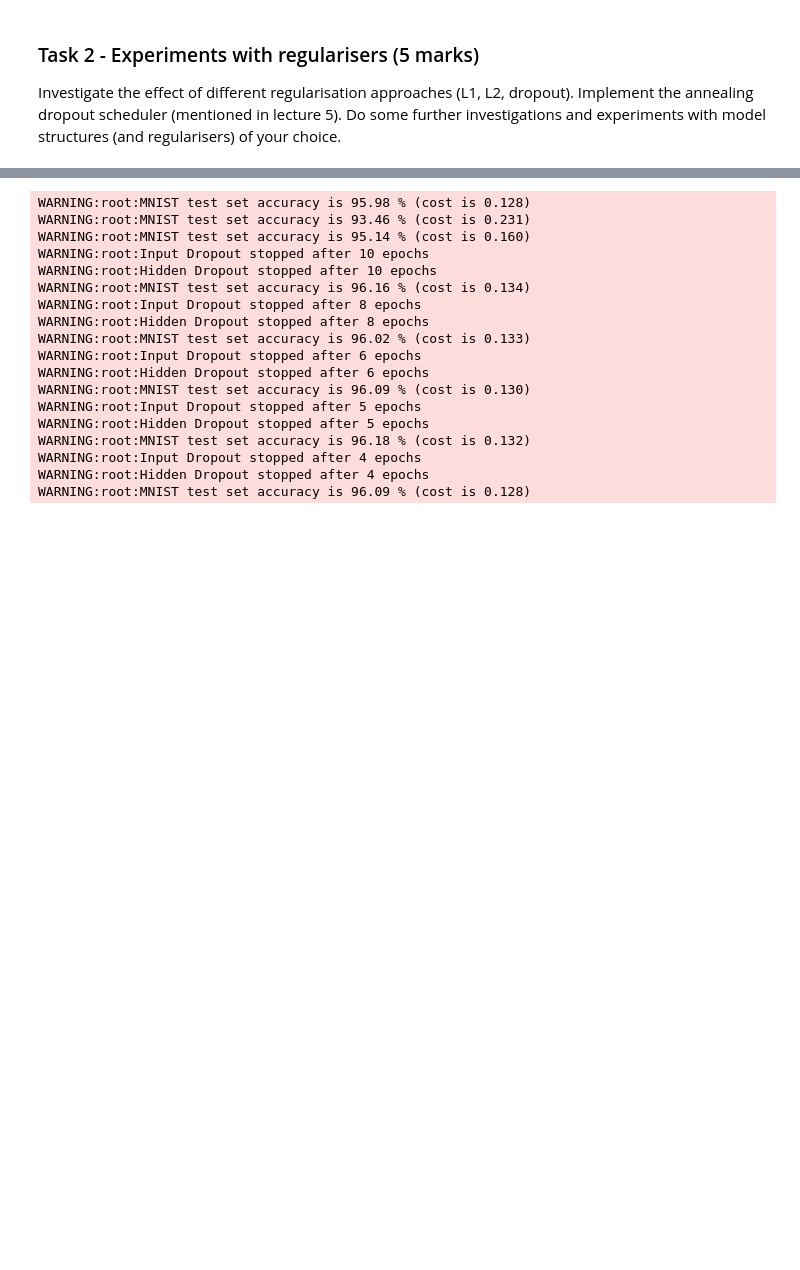
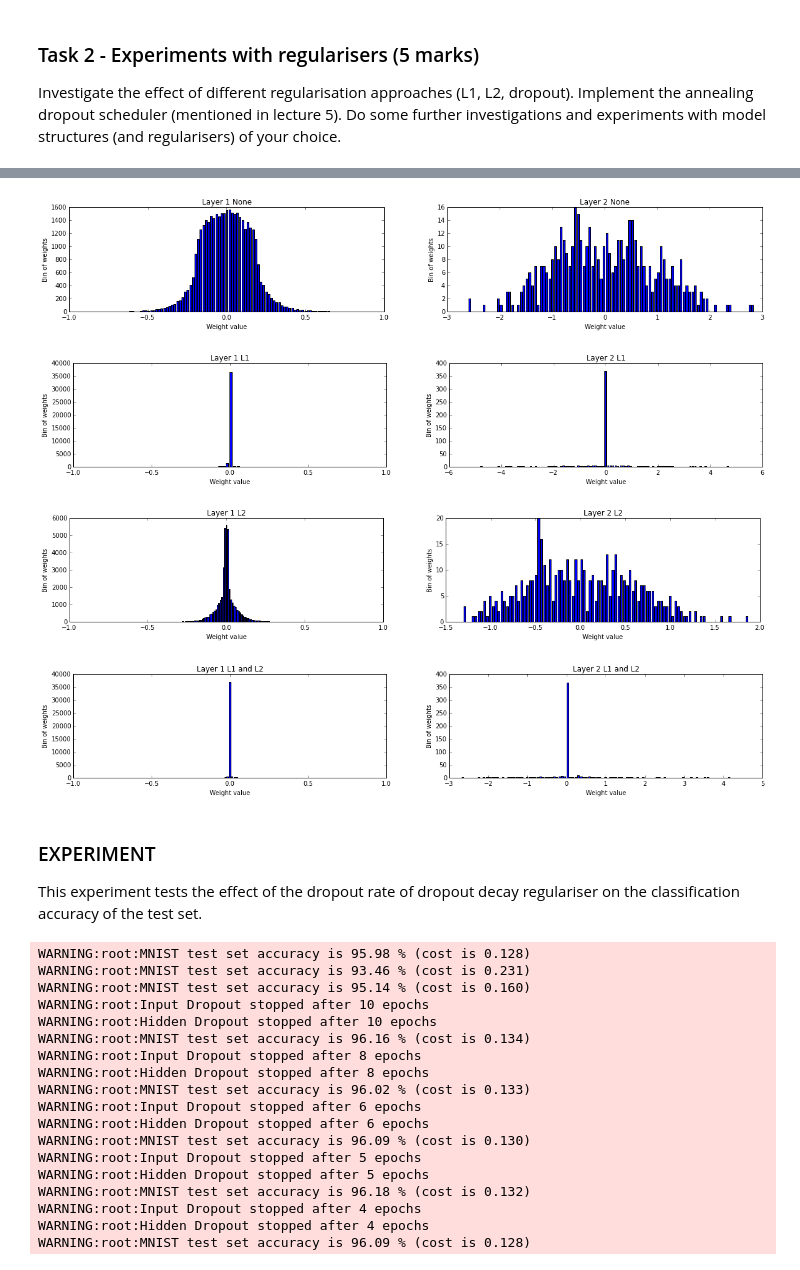
Before and after one commit to SamDavies/Convolutional-Neural-Network, a Jupyter notebook: 07_MLP_Coursework2.ipynb, the cells around one changed output, grey strips where cells are left out. Saved outputs shown, nothing was run; the diff lists cells and outputs as text; code cells hidden in the pictures; blank space fills up the shorter version.

```diff
--- a/07_MLP_Coursework2.ipynb
+++ b/07_MLP_Coursework2.ipynb
@@ -326,12 +325,13 @@ num_layers = 0
 # make a list of the regularisers
 l1_l2_weights = [
     (0.0, 0.0, "None"),
-    (0.001, 0.0, "L1"),
-    (0.0, 0.001, "L2"),
-    (0.001, 0.001, "L1 and L2")
+    (0.1, 0.0, "L1"),
+    (0.0, 0.1, "L2"),
+    (0.1, 0.1, "L1 and L2")
 ]
 
 results = Result("L1 and L2 Regularisation")
+weights = []
 
 for l1_weight, l2_weight, title in l1_l2_weights:
     reset_data()
@@ -357,5 +357,6 @@ for l1_weight, l2_weight, title in l1_l2_weights:
     tst_cost, tst_accuracy = optimiser.validate(model, test_dp)
     logger.warning('MNIST test set accuracy is %.2f %% (cost is %.3f)' % (tst_accuracy * 100., tst_cost))
 
+    weights.append((model.layers[0].W, model.layers[1].W))
     results.add_results(train_stats, valid_stats, tst_accuracy)
 # %% [output]
@@ -375,3 +371,38 @@ results.draw("layers", 1, 2, figsize=(20, 3))
+# %%
+for i in xrange(len(weights)):
+    fig, axis_array = plt.subplots(1, 2, figsize=(20, 3))
+
+    w1, w2 = weights[i]
+    _, _, title = l1_l2_weights[i]
+
+    # show to line graphs using the training and validation results
+    hist, bins = numpy.histogram(w1.T, bins=100)
+    width = 0.7 * (bins[1] - bins[0])
+    center = (bins[:-1] + bins[1:]) / 2
+    axis_array[0].bar(center, hist, align='center', width=width)
+    axis_array[0].set_title("{0} {1}".format("Layer 1", title))
+    axis_array[0].set_xlim(-1, 1)
+    axis_array[0].set_xlabel('Weight value')
+    axis_array[0].set_ylabel('Bin of weights')
+
+
+    hist, bins = numpy.histogram(w2, bins=100)
+    width = 0.7 * (bins[1] - bins[0])
+    center = (bins[:-1] + bins[1:]) / 2
+    axis_array[1].bar(center, hist, align='center', width=width)
+    axis_array[1].set_title("{0} {1}".format("Layer 2", title))
+    axis_array[1].set_xlabel('Weight value')
+    axis_array[1].set_ylabel('Bin of weights')
+
+plt.show()
+# %% [output]
+[figure, added]
+[figure, added]
+[figure, added]
+[figure, added]
+# %% [markdown]
+### EXPERIMENT
+This experiment tests the effect of the dropout rate of dropout decay regulariser on the classification accuracy of the test set.
 # %%
 %matplotlib inline
 
```
Also changed, not shown: parts of 9 cells of this notebook.
